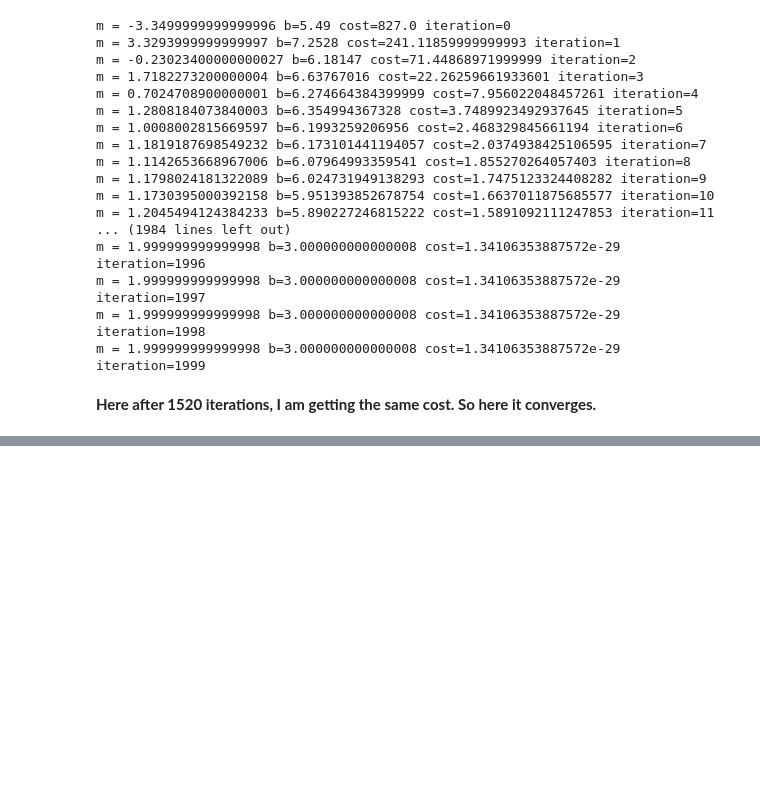
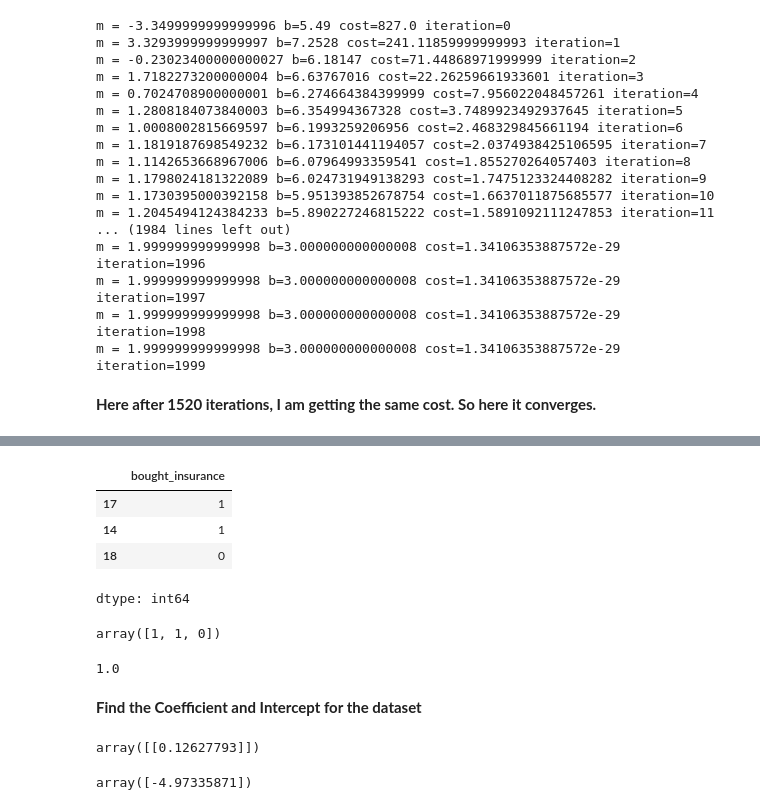
Before and after one commit to Numanur/data-science-ml, a Jupyter notebook: basic_machine_learning.ipynb, the cells around one changed output, grey strips where cells are left out. Cells and saved outputs as stored; diff of their text form; code cells hidden in the pictures; blank space fills up the shorter version.

```diff
--- a/basic_machine_learning.ipynb
+++ b/basic_machine_learning.ipynb
@@ -59,0 +106,26 @@ m = 1.999999999999998 b=3.000000000000008 cost=1.34106353887572e-29 iteration=19
+# %%
+y_test
+# %% [output]
+|  | bought_insurance |
+| 17 | 1 |
+| 14 | 1 |
+| 18 | 0 |
+dtype: int64
+# %%
+model.predict(X_test)
+# %% [output]
+array([1, 1, 0])
+# %%
+model.score(X_test, y_test)
+# %% [output]
+1.0
+# %% [markdown]
+**Find the Coefficient and Intercept for the dataset**
+# %%
+model.coef_
+# %% [output]
+array([[0.12627793]])
+# %%
+model.intercept_
+# %% [output]
+array([-4.97335871])
```
Also changed, not shown: parts of 7 cells of this notebook.
